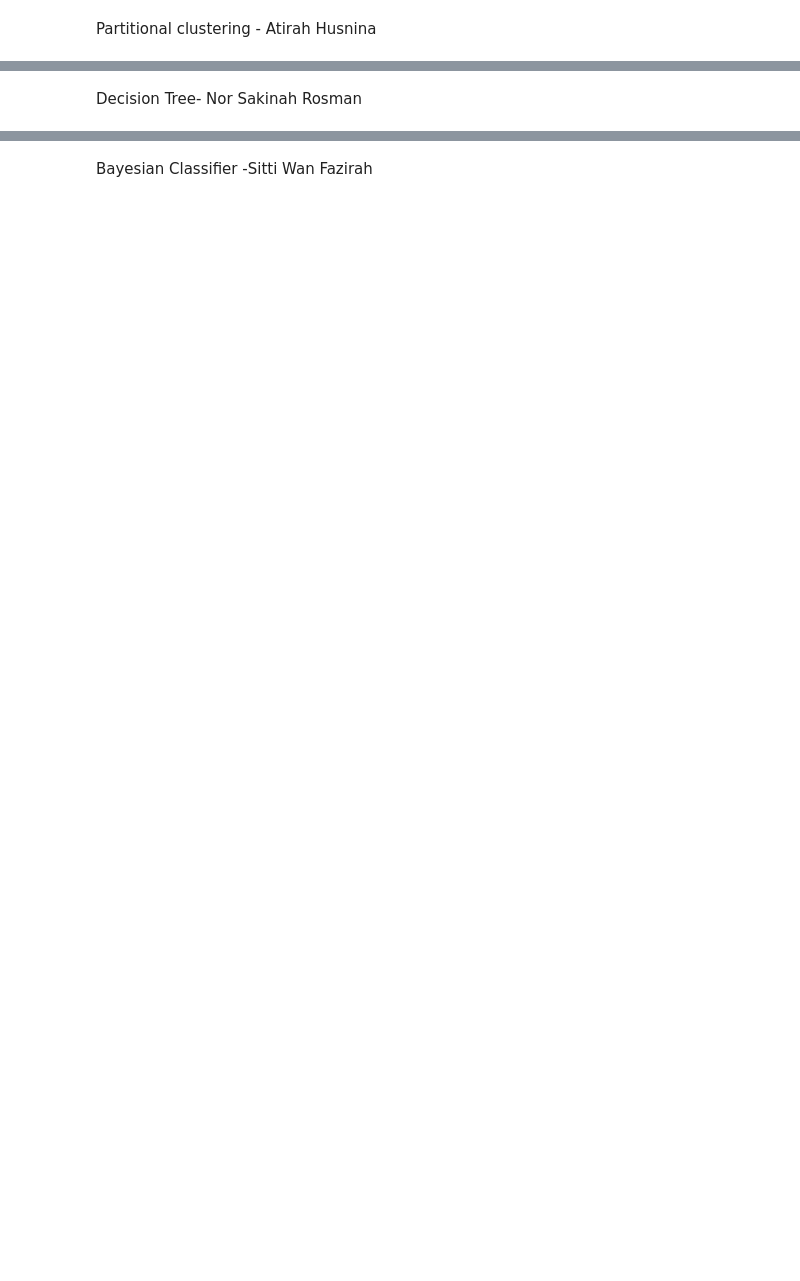
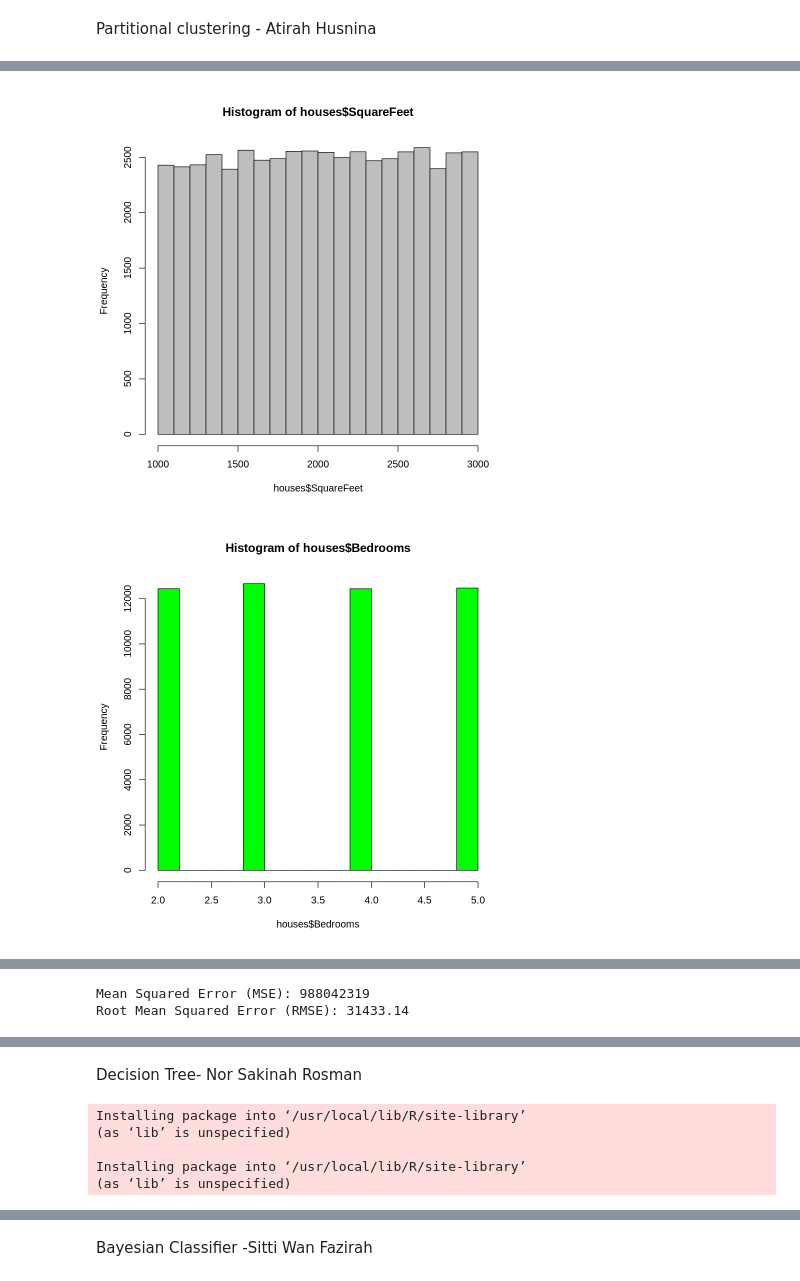
Before and after one commit to grnvlt-9810/house-price-pedicting, a Jupyter notebook: Group1_asg2_data_mining.ipynb, the cells around one changed output, grey strips where cells are left out. Saved outputs shown, nothing was run; the diff lists cells and outputs as text; code cells hidden in the pictures; blank space fills up the shorter version.

```diff
--- a/Group1_asg2_data_mining.ipynb
+++ b/Group1_asg2_data_mining.ipynb
@@ -17,0 +69,5 @@ Partitional clustering - Atirah Husnina
+# %%
+houses$Neighborhood_numeric <- as.numeric(as.factor(houses$Neighborhood))
+summary(houses$Neighborhood_numeric) # summary statistics for variable Neighborhood
+summary(houses$Neighborhood) # summary statistics for variable Neighborhood
+summary(houses)
@@ -18,27 +93,41 @@ Partitional clustering - Atirah Husnina
 # %%
-summary(houses$Neighborhood) # summary statistics for variable Neighborhood
-
 # histograms for various features in the dataset
 hist(houses$SquareFeet, col = 'grey')
 hist(houses$Bedrooms, col = 'green')
 hist(houses$Bathrooms, col = 'pink')
 hist(houses$Price, col = 'yellow')
 hist(houses$Neighborhood_numeric, col = 'red')
 hist(houses$YearBuilt, col = 'blue')
 
 # create scatterplot using ggplot2
 library(ggplot2)
 ggplot(houses, aes(x = YearBuilt, y = Price, color = factor(Neighborhood_numeric), size = SquareFeet)) + geom_point(aes(shape = factor(Bedrooms)), alpha = 0.7) +
  labs(title = "House Price Prediction Plot",
        x = "Year Built",
        y = "Price",
        color = "Neighborhood Numeric",
        size = "Square Feet",
        shape = "Bedrooms") +
  theme_minimal()
-
-k_3<-kmeans(houses,3) # perform k-means clustering with k=3
-clus<-cbind(data,clus2=k_3$cluster) # combine cluster information with original dataset
+k <- 3
+k_3<-kmeans(houses[, c("SquareFeet", "Bedrooms", "Bathrooms", "Price", "Neighborhood_numeric", "YearBuilt")],3) # perform k-means clustering with k=3
+cluster_centers <- k_3$centers
+clusters <- k_3$cluster
+clus<-cbind(houses,clus2=k_3$cluster) # combine cluster information with original dataset
 
 # create scatter plot of SquareFeet against Price, colored by cluster
 plot(clus$SquareFeet, clus$Price, col=k_3$cluster, pch=k_3$cluster, main = "SquareFeet and Price", xlim=c(0,3000), ylim=c(0,300000), xlab= "SquareFeet", ylab="Price")
+
+predicted_prices <- cluster_centers[clusters, "Price"]
+
+# Calculate Mean Squared Error (MSE) and Root Mean Squared Error (RMSE)
+true_prices <- houses$Price
+mse <- mean((true_prices - predicted_prices)^2)
+rmse <- sqrt(mse)
+
+# Print MSE and RMSE
+cat("Mean Squared Error (MSE):", mse, "\n")
+cat("Root Mean Squared Error (RMSE):", rmse, "\n")
+# %% [output]
+[figure, added]
+[figure, added]
@@ -44,0 +139,2 @@ plot(clus$SquareFeet, clus$Price, col=k_3$cluster, pch=k_3$cluster, main = "Squa
+Mean Squared Error (MSE): 988042319
+Root Mean Squared Error (RMSE): 31433.14
@@ -45,5 +142,14 @@ plot(clus$SquareFeet, clus$Price, col=k_3$cluster, pch=k_3$cluster, main = "Squa
 # %% [markdown]
 Decision Tree- Nor Sakinah Rosman
+# %%
+install.packages("rpart")
+install.packages("rpart.plot")
+# %% [output]
+Installing package into ‘/usr/local/lib/R/site-library’
+(as ‘lib’ is unspecified)
+
+Installing package into ‘/usr/local/lib/R/site-library’
+(as ‘lib’ is unspecified)
 # %%
 # install and load required package
 library(rpart)
```
Also changed, not shown: parts of 7 cells of this notebook.
